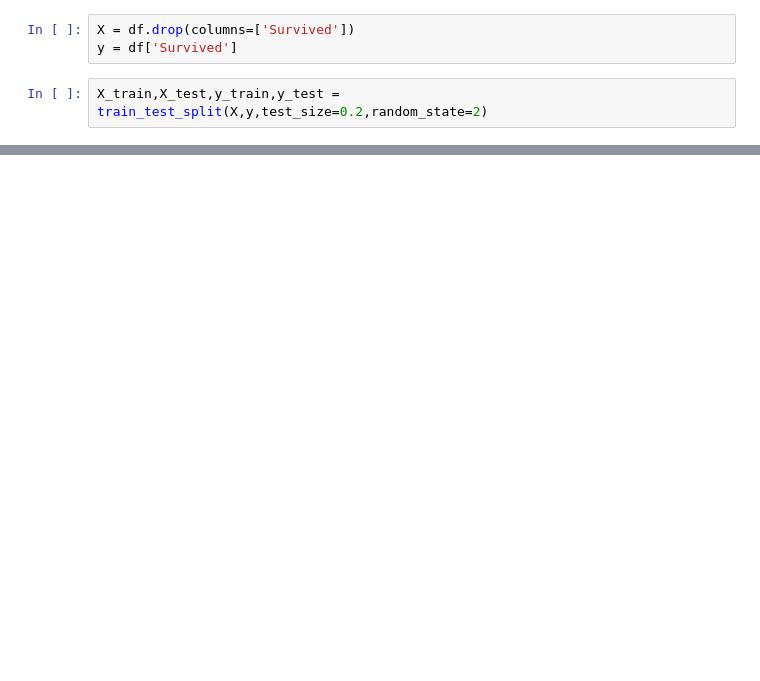
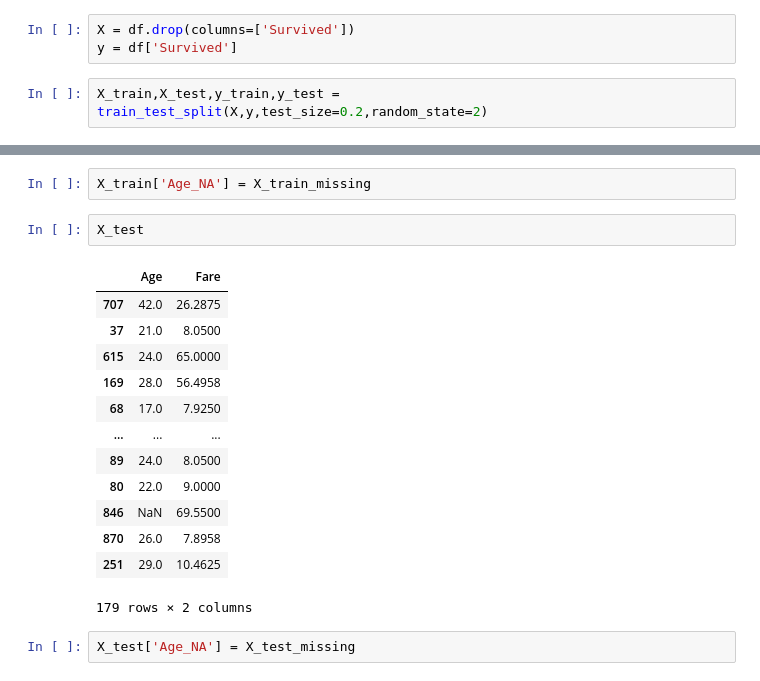
Before and after one commit to aashutoshkumarbhardwaj/today1, a Jupyter notebook: day38.ipynb, the cells around one changed output, grey strips where cells are left out. Drawn from its saved outputs; the diff is of its cells as text; blank space fills up the shorter version.

```diff
--- a/day38.ipynb
+++ b/day38.ipynb
@@ -37,3 +116,23 @@ X_train,X_test,y_train,y_test = train_test_split(X,y,test_size=0.2,random_state=
+# %%
+X_train['Age_NA'] = X_train_missing
+# %%
+X_test
+# %% [output]
+|  | Age | Fare |
+| 707 | 42.0 | 26.2875 |
+| 37 | 21.0 | 8.0500 |
+| 615 | 24.0 | 65.0000 |
+| 169 | 28.0 | 56.4958 |
+| 68 | 17.0 | 7.9250 |
+| ... | ... | ... |
+| 89 | 24.0 | 8.0500 |
+| 80 | 22.0 | 9.0000 |
+| 846 | NaN | 69.5500 |
+| 870 | 26.0 | 7.8958 |
+| 251 | 29.0 | 10.4625 |
+179 rows × 2 columns
+# %%
+X_test['Age_NA'] = X_test_missing
 # %%
 X_train
 # %% [output]
```
Also changed, not shown: parts of 46 cells of this notebook.
